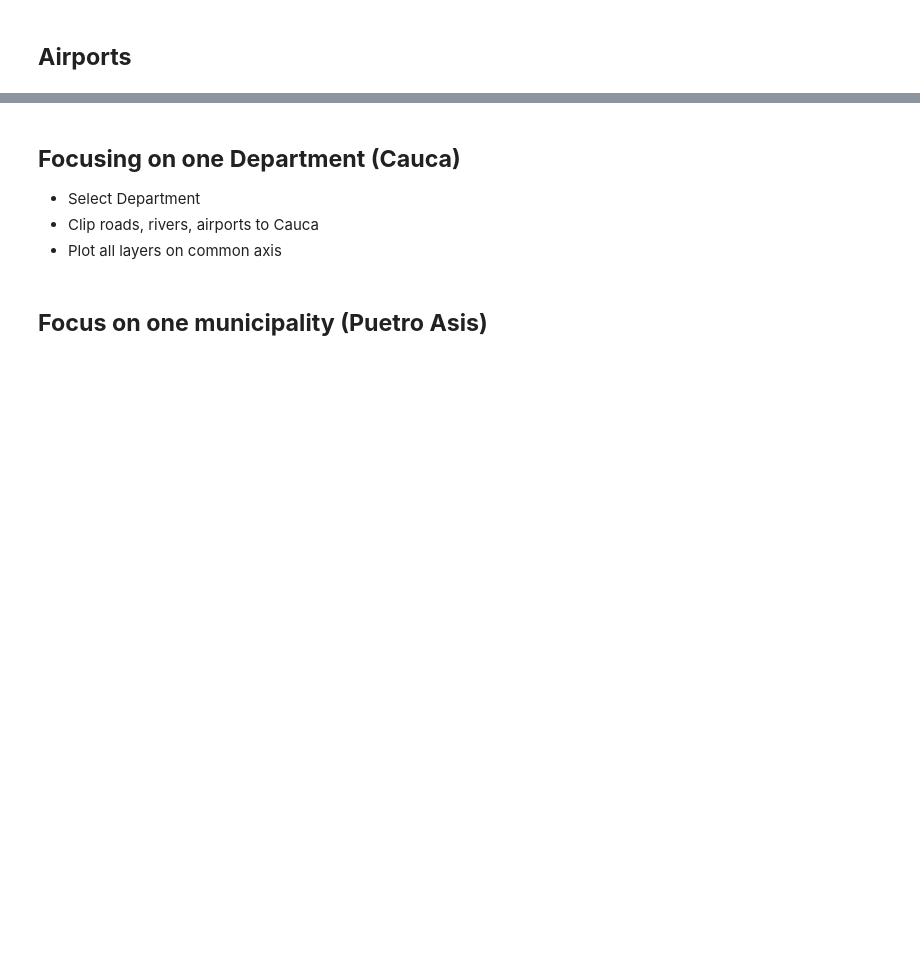
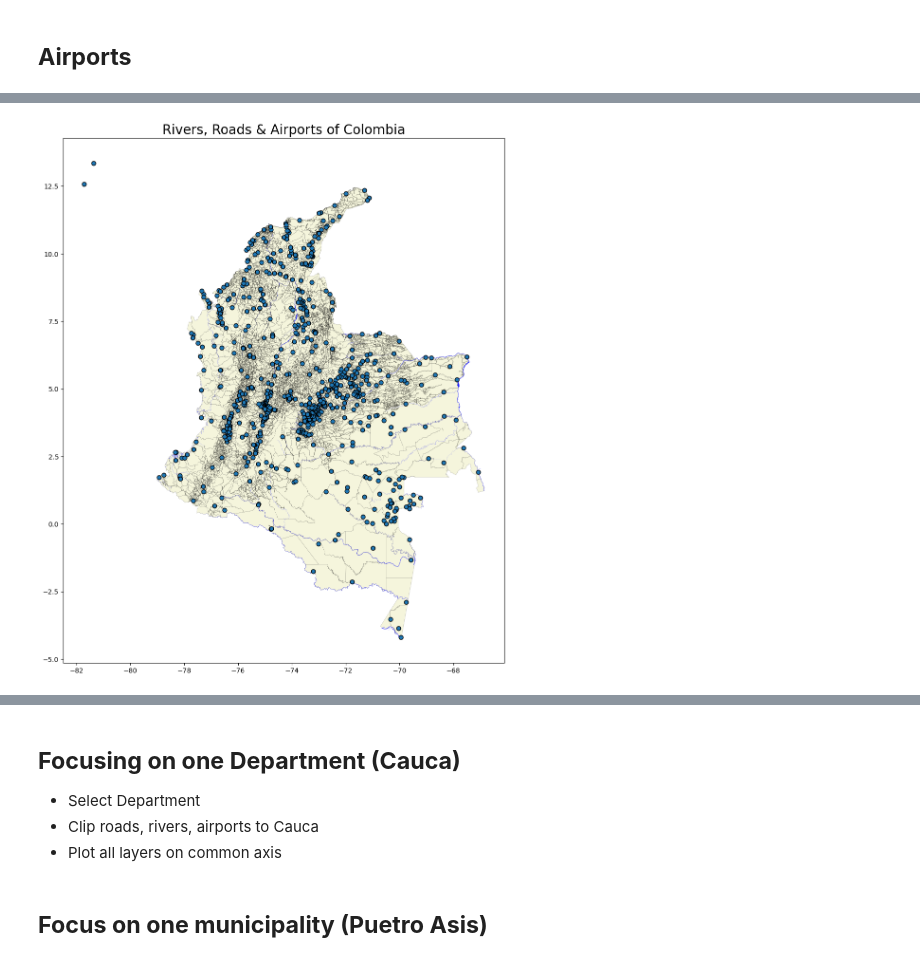
Before and after one commit to macacosta/03-geopark-vector-data, a Jupyter notebook: notebooks/geopark-vector-data-empty.ipynb, the cells around one changed output, grey strips where cells are left out. Drawn from its saved outputs; the diff is of its cells as text; code cells hidden in the pictures; blank space fills up the shorter version.

```diff
--- a/notebooks/geopark-vector-data-empty.ipynb
+++ b/notebooks/geopark-vector-data-empty.ipynb
@@ -180,3 +249,5 @@ rivers_url = ("https://maps.princeton.edu/download/file/tufts-colombia-major-riv
 roads_url = ("https://maps.princeton.edu/download/file/tufts-colombia-roads-11-shapefile.zip")
 
 # Open the roads data using geopandas
+roads_gdf = gpd.read_file(roads_url)
+roads_gdf.head()
@@ -208,0 +353,18 @@ col_airports_df
+# %%
+# Looking at airport data as csv (pandas df)
+#col_airports_df = pd.read_csv("https://ourairports.com/countries/CO/airports.csv")
+
+
+# Create geodataframe from pandas df
+coordinates = gpd.points_from_xy(
+    col_airports_df.longitude_deg,
+    col_airports_df.latitude_deg)
+
+col_airports_gdf2 = gpd.GeoDataFrame(
+    data=col_airports_df,
+    geometry=coordinates)
+
+# Convert to shp
+col_airports_gdf2.to_file("col_airports.shp")
+
+col_airports_gdf2.crs
@@ -213,3 +401,34 @@ col_airports_df
+# %%
+# Create map of Colombia boundaries, rivers, airports, and roads on the same axis using Matplotlib
+fig, ax = plt.subplots(figsize=(12,20))
+
+
+colombia_gdf.plot(
+    ax=ax,
+    color='beige',
+    edgecolor='black',
+    linewidth=0.1)
+
+rivers_gdf.plot(
+    ax=ax,
+    linewidth=1,
+    color='blue',
+    alpha=0.9)
+
+col_airports_gdf2.plot(
+    ax=ax,
+    markersize=40,
+    edgecolor='black',
+    #column='type',
+    #legend=True,
+    zorder=4)
+
+roads_gdf.plot(ax=ax, color='black', linewidth=0.5, alpha=0.5)
+
+plt.title('Rivers, Roads & Airports of Colombia', fontsize=20)
+plt.show()
+# %% [output]
+[figure, added]
 # %%
 # Conservation Areas
 conservation_url = "https://maps.princeton.edu/download/file/tufts-colombia-prioritizedenvconsareas-12-shapefile.zip"
```
Also changed, not shown: parts of 26 cells of this notebook, 4 other files.
